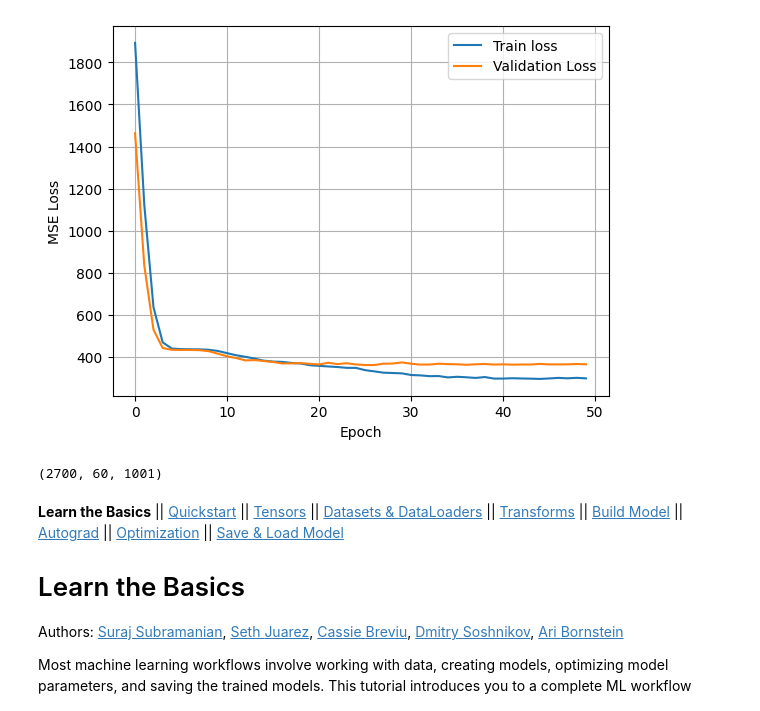
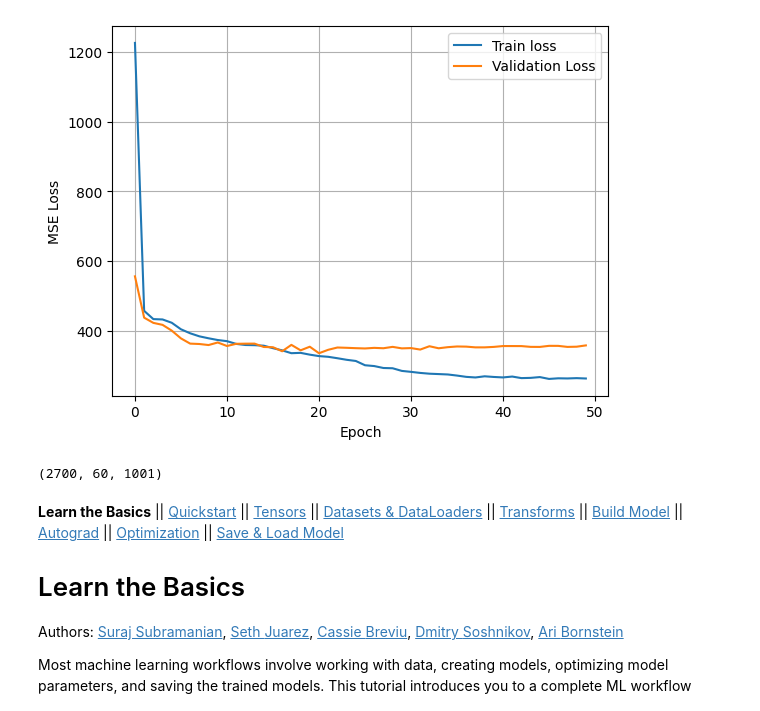
Before and after one commit to jjo0914/BrainCompetition, a Jupyter notebook: _downloads/070179efc13bd796c5dd4af7bf52d5b9/intro.ipynb, the cells around one changed output. Cells and saved outputs as stored; diff of their text form; code cells hidden in the pictures.

```diff
--- a/_downloads/070179efc13bd796c5dd4af7bf52d5b9/intro.ipynb
+++ b/_downloads/070179efc13bd796c5dd4af7bf52d5b9/intro.ipynb
@@ -132,7 +132,7 @@ class SignalCNN(nn.Module): # 예시로 nn.Module,parameters() 가있는데 이
     #conv연산으로 특징 추출한 뒤에는  각채널당 값을 1개로요약
     # 그래서 필터로 추출할 특징이 얼마나 강하게 나타났는가? 만 요약  시간축값은 사라짐(10으로늘리거나 추가로다른모델 사용가능하다..)
     # mean써도 되긴한다는데 .. 음.. (1차원으로바로)
-    avg=4
+    avg=8
     self.global_pool = nn.AdaptiveAvgPool1d(avg) #아직3차원이래 만약8이면채널마다 최종8개 값
     # 마지막차원을 없앤다.. 왜?Linear는 2차원입력을기대한다고함
     self.flatten=nn.Flatten() # channel*최종값 = 최종값들을 1차원으로펼침
@@ -295,4 +295,4 @@ Epoch [50/50] Train Loss: 298.7100 / Val Loss: 365.5127
-[figure, old version]
+[figure, new version]
 (2700, 60, 1001)
 # %% [markdown]
 **Learn the Basics** \|\| [Quickstart](quickstart_tutorial.html) \|\|
```
Also changed, not shown: parts of 1 cell of this notebook.
